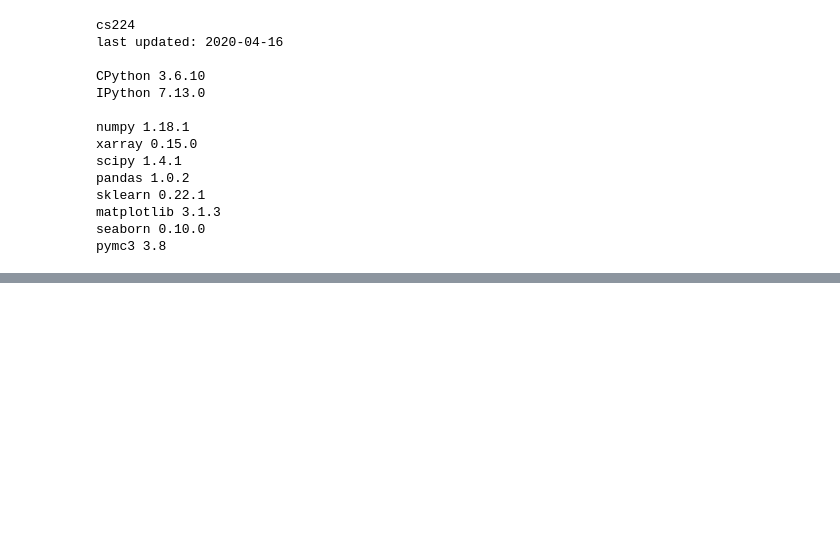
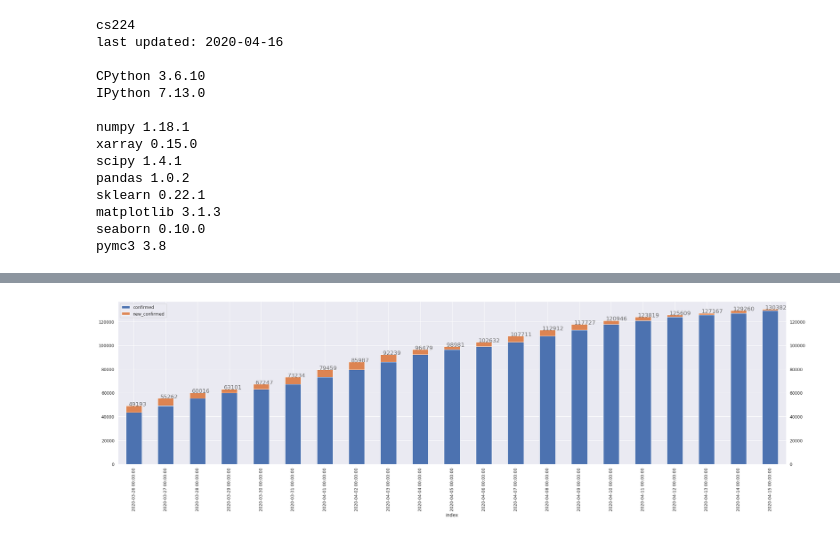
Before and after one commit to cs224/covid-19-data-analysis, a Jupyter notebook: covid-19-rki-data.ipynb, the cells around one changed output, grey strips where cells are left out. Drawn from its saved outputs; the diff is of its cells as text; code cells hidden in the pictures; blank space fills up the shorter version.

```diff
--- a/covid-19-rki-data.ipynb
+++ b/covid-19-rki-data.ipynb
@@ -178,0 +268,4 @@ FileNotFoundError: [Errno 2] File /home/local/cs/workspaces/covid-19-data-analys
+# %%
+cbr_germany.plot_daily_stacked()
+# %% [output]
+[figure, added]
```
Also changed, not shown: parts of 36 cells of this notebook, 2 other files.
